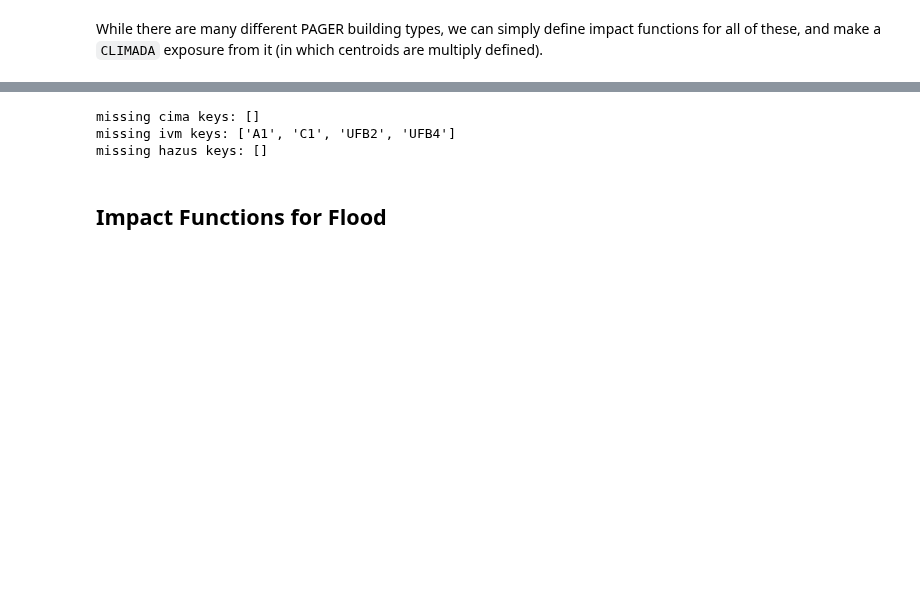
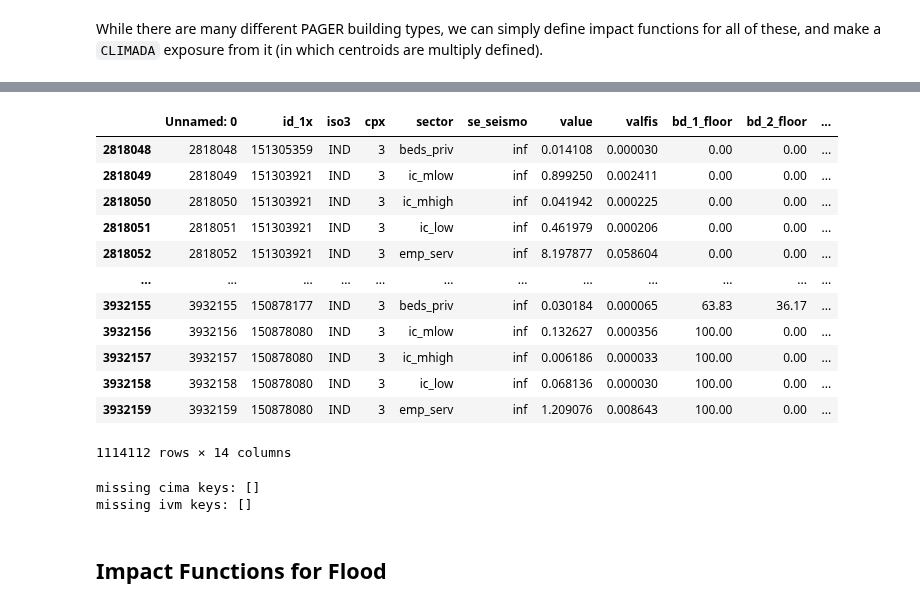
Before and after one commit to Evelyn-M/global-displacement-risk, a Jupyter notebook: doc/tutorial_vulnerability.ipynb, the cells around one changed output, grey strips where cells are left out. Drawn from its saved outputs; the diff is of its cells as text; code cells hidden in the pictures; blank space fills up the shorter version.

```diff
--- a/doc/tutorial_vulnerability.ipynb
+++ b/doc/tutorial_vulnerability.ipynb
@@ -28,3 +28,7 @@ import os
 os.chdir('/cluster/project/climate/evelynm/global-displacement-risk')
 import exposure
 import vulnerability
+# %%
+# Get an Exposure
+cntry_name = 'IND'
+gdf_bem_subcomps = exposure.gdf_from_bem_subcomps(cntry_name, opt='full')
@@ -39,6 +44,10 @@ exp_bem_sub.gdf['longitude'] = exp_bem_sub.gdf.geometry.x
 exp_bem_sub.gdf['latitude'] = exp_bem_sub.gdf.geometry.y
 # %% [markdown]
 While there are many different PAGER building types, we can simply define impact functions for all of these, and make a `CLIMADA` exposure from it (in which centroids are multiply defined).
+# %%
+gdf_bem_subcomps['se_seismo'] = gdf_bem_subcomps.se_seismo.astype(str)
+# %%
+gdf_bem_subcomps['se_seismo'] = gdf_bem_subcomps['se_seismo'].replace({'inf':'INF'})
 # %%
 # get impf mapping for the building types
 print(f'PAGER building types in {cntry_name}: {np.unique(gdf_bem_subcomps.se_seismo)}')
@@ -47,15 +71,30 @@ PAGER building types in Sri Lanka: ['A1' 'C1' 'C3' 'INF' 'RS2' 'RS3' 'S3' 'UCB'
+# %%
+gdf_bem_subcomps[gdf_bem_subcomps.se_seismo=='inf']
+# %% [output]
+|  | Unnamed: 0 | id_1x | iso3 | cpx | sector | se_seismo | value | valfis | bd_1_floor | bd_2_floor | ... |
+| 2818048 | 2818048 | 151305359 | IND | 3 | beds_priv | inf | 0.014108 | 0.000030 | 0.00 | 0.00 | ... |
+| 2818049 | 2818049 | 151303921 | IND | 3 | ic_mlow | inf | 0.899250 | 0.002411 | 0.00 | 0.00 | ... |
+| 2818050 | 2818050 | 151303921 | IND | 3 | ic_mhigh | inf | 0.041942 | 0.000225 | 0.00 | 0.00 | ... |
+| 2818051 | 2818051 | 151303921 | IND | 3 | ic_low | inf | 0.461979 | 0.000206 | 0.00 | 0.00 | ... |
+| 2818052 | 2818052 | 151303921 | IND | 3 | emp_serv | inf | 8.197877 | 0.058604 | 0.00 | 0.00 | ... |
+| ... | ... | ... | ... | ... | ... | ... | ... | ... | ... | ... | ... |
+| 3932155 | 3932155 | 150878177 | IND | 3 | beds_priv | inf | 0.030184 | 0.000065 | 63.83 | 36.17 | ... |
+| 3932156 | 3932156 | 150878080 | IND | 3 | ic_mlow | inf | 0.132627 | 0.000356 | 100.00 | 0.00 | ... |
+| 3932157 | 3932157 | 150878080 | IND | 3 | ic_mhigh | inf | 0.006186 | 0.000033 | 100.00 | 0.00 | ... |
+| 3932158 | 3932158 | 150878080 | IND | 3 | ic_low | inf | 0.068136 | 0.000030 | 100.00 | 0.00 | ... |
+| 3932159 | 3932159 | 150878080 | IND | 3 | emp_serv | inf | 1.209076 | 0.008643 | 100.00 | 0.00 | ... |
+1114112 rows × 14 columns
 # %%
 # check that we have an impact function for these building types
 print('missing cima keys:', [bldg_type for bldg_type in np.unique(gdf_bem_subcomps.se_seismo)
  if bldg_type not in vulnerability.DICT_PAGER_FLIMPF_CIMA.keys()])
 print('missing ivm keys:',[bldg_type for bldg_type in np.unique(gdf_bem_subcomps.se_seismo)
  if bldg_type not in vulnerability.DICT_PAGER_FLIMPF_IVM.keys()])
-print('missing hazus keys:',[bldg_type for bldg_type in np.unique(gdf_bem_subcomps.se_seismo)
- if bldg_type not in vulnerability.DICT_PAGER_TCIMPF_HAZUS.keys()])
+#print('missing hazus keys:',[bldg_type for bldg_type in np.unique(gdf_bem_subcomps.se_seismo)
+# if bldg_type not in vulnerability.DICT_PAGER_TCIMPF_HAZUS.keys()])
 # %% [output]
 missing cima keys: []
-missing ivm keys: ['A1', 'C1', 'UFB2', 'UFB4']
-missing hazus keys: []
+missing ivm keys: []
 # %%
 # filter and apply impf id
 gdf_bem_subcomps = gdf_bem_subcomps[gdf_bem_subcomps.valhum>0.001] # filter out rows with basically no population
```
Also changed, not shown: parts of 6 cells of this notebook, 7 other files.
